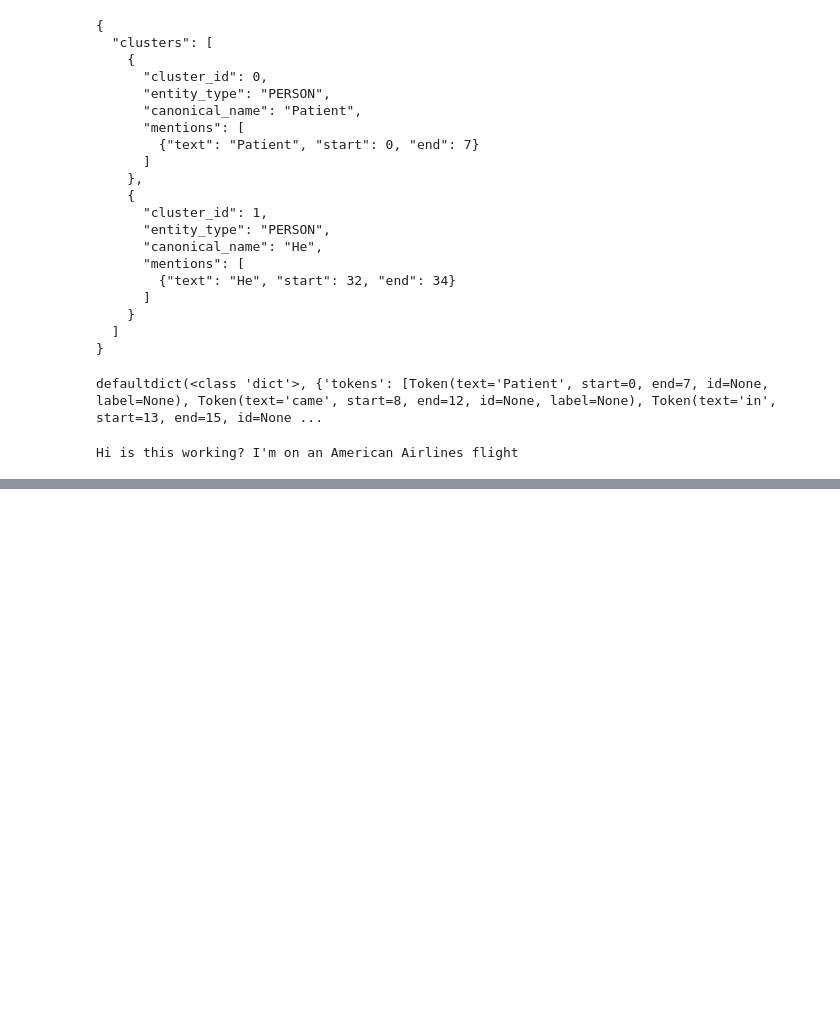
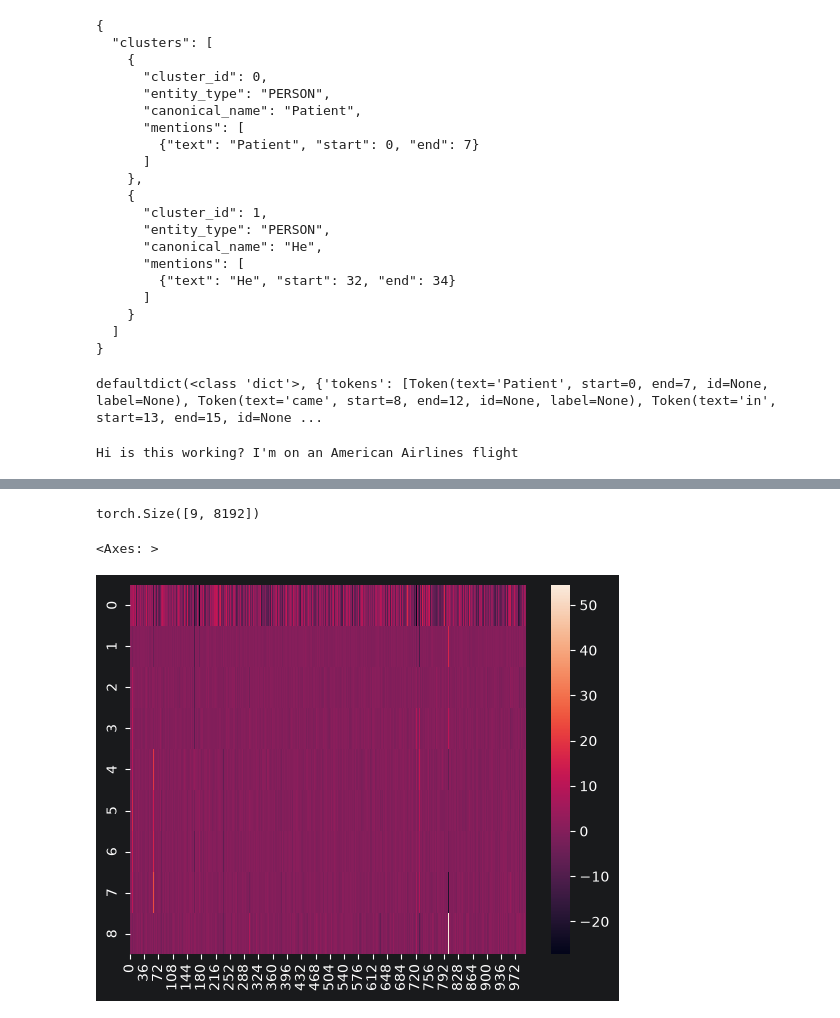
Before and after one commit to cfavreau0019/semanticdynamics, a Jupyter notebook: sandbox/population_generator.ipynb, the cells around one changed output, grey strips where cells are left out. Cells and saved outputs as stored; diff of their text form; code cells hidden in the pictures; blank space fills up the shorter version.

```diff
--- a/sandbox/population_generator.ipynb
+++ b/sandbox/population_generator.ipynb
@@ -436,0 +511,25 @@ Hi is this working? I'm on an American Airlines flight
+# %%
+premises = {1: "An insect usually has a small size.", 2: "A magnifying glass is used to see small things by making objects appear bigger."}
+conclusion = "Therefore, a magnifying glass can be used to see an insect by making it appear bigger."
+
+not_entailed = [
+    "A magnifying glass can be used to see an insect without making it appear bigger.",
+    "A magnifying glass cannot be used to see an insect by making it appear bigger.",
+    "A magnifying glass can be used to see an insect by making it appear smaller.",
+    "A magnifying glass can be used to see an insect before making it appear bigger.",
+    "A magnifying glass can be used to see an insect after making it appear bigger.",
+    "A magnifying glass can be used to see an insect instead of making it appear bigger.",
+    "A magnifying glass cannot be used to see an insect by making it appear smaller.",
+    "A magnifying glass may be used to see an insect without making the insect appear bigger.",
+    "A magnifying glass can be used to see an insect, but it cannot make the insect appear bigger.",
+    "A magnifying glass can be used to see an insect only when it does not make it appear bigger."
+]
+
+statements = {**{'premise_'+str(k):v for k,v in premises.items()},
+              **{'conclusion_1': conclusion},
+              **{"not_entailed_"+str(not_entailed.index(s)+1):s for s in not_entailed}
+              }
+
+embeds = {}
+for k,v in statements.items():
+    embeds[k], token = collect_hidden_states(v, model)
@@ -436,0 +553,14 @@ Hi is this working? I'm on an American Airlines flight
+# %%
+test = embeds['premise_1']
+diff = test[-1] - test[0]
+print(diff.shape)
+#import seaborn as sns
+sns.heatmap(diff.detach().float().numpy()[:,-3000:-2000])
+
+#var, mean = torch.var_mean(test, dim=1)
+#pd.Series(var.mean(-1).detach().float().numpy()).plot()
+#pd.Series(mean.mean(-1).detach().float().numpy()).plot()
+# %% [output]
+torch.Size([9, 8192])
+<Axes: >
+[figure, added]
```
Also changed, not shown: parts of 35 cells of this notebook, 15 other files.
